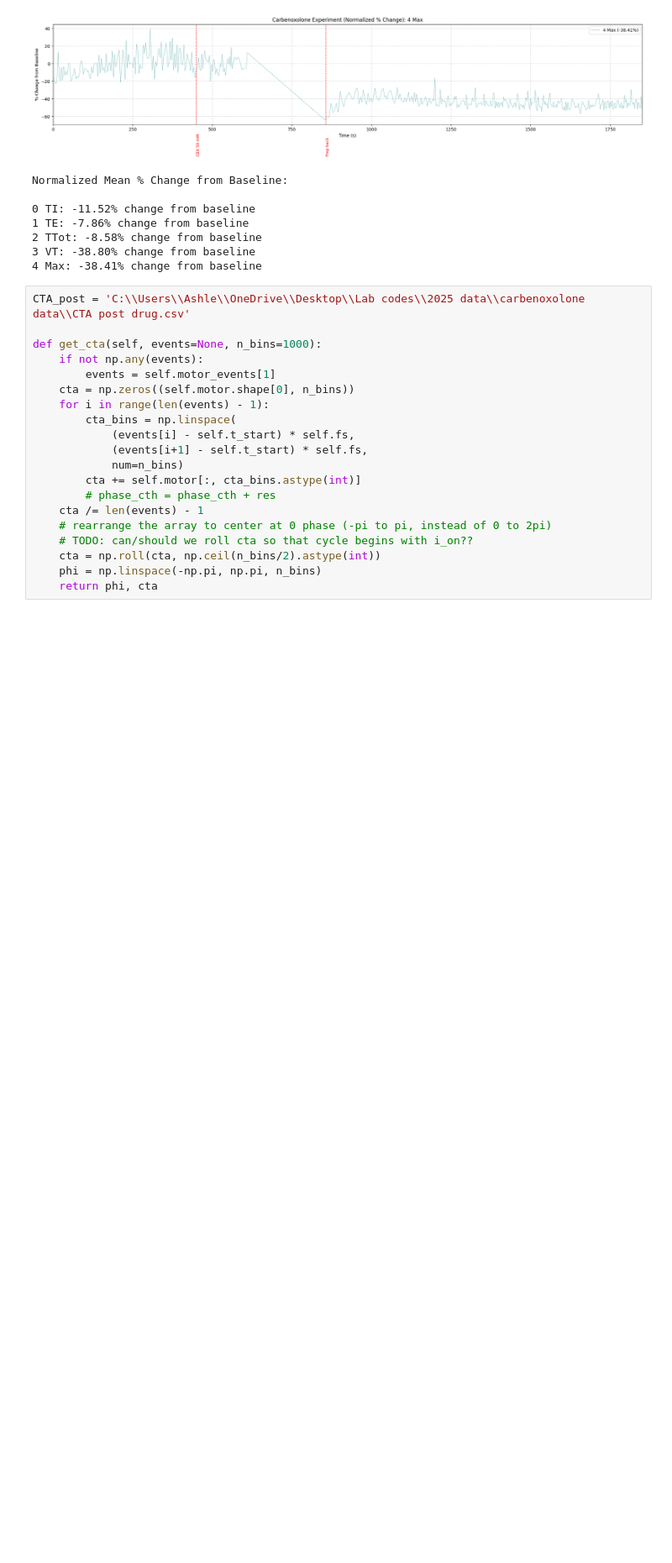
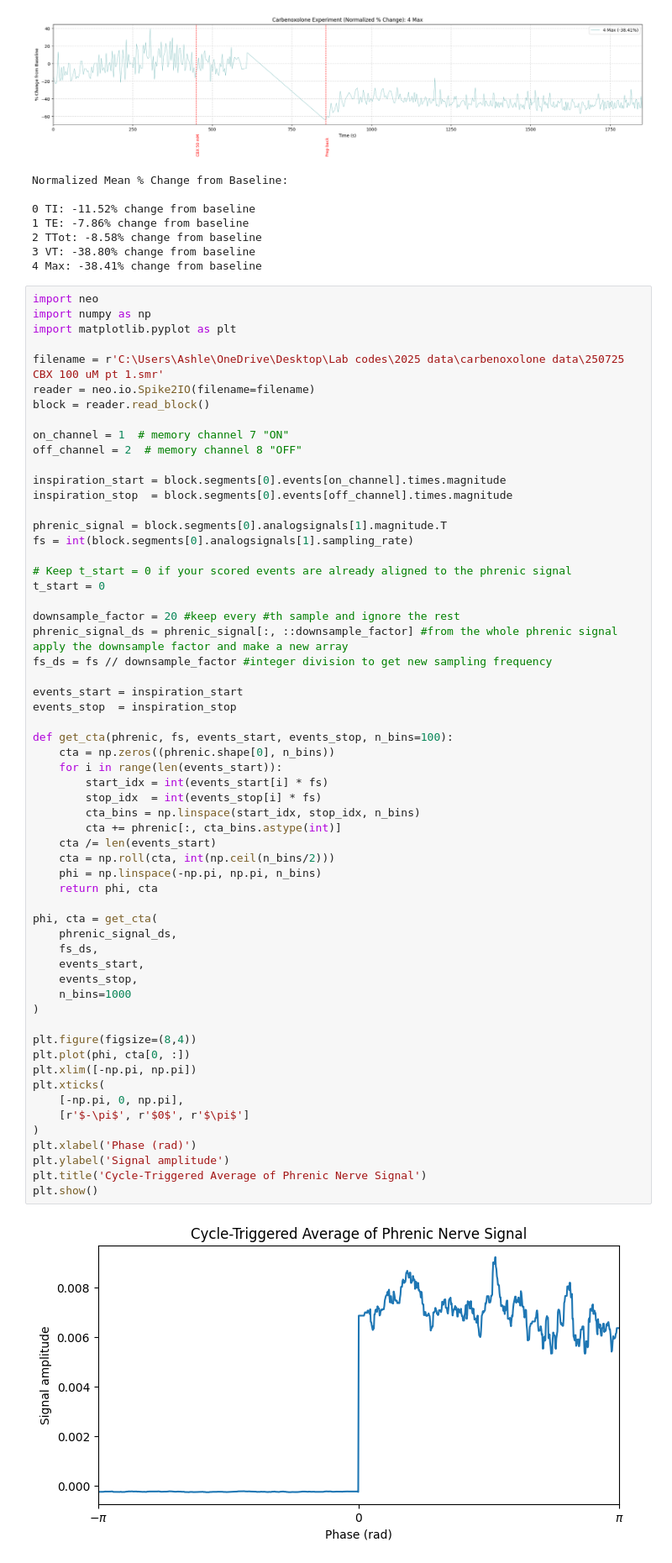
Before and after one commit to ashleighwalker/carbenoxolone, a Jupyter notebook: carbenoxolone analysis.ipynb, the cells around one changed output. Shown at 84% size. Cells and saved outputs as stored; diff of their text form; blank space fills up the shorter version.

Commit message:
finished preprocessing for phrenic

```diff
--- a/carbenoxolone analysis.ipynb
+++ b/carbenoxolone analysis.ipynb
@@ -205,22 +205,63 @@ Normalized Mean % Change from Baseline:
 3 VT: -38.80% change from baseline
 4 Max: -38.41% change from baseline
 # %%
-CTA_post = 'C:\\Users\\Ashle\\OneDrive\\Desktop\\Lab codes\\2025 data\\carbenoxolone data\\CTA post drug.csv'
+import neo
+import numpy as np
+import matplotlib.pyplot as plt
 
-def get_cta(self, events=None, n_bins=1000):
-    if not np.any(events):
-        events = self.motor_events[1]
-    cta = np.zeros((self.motor.shape[0], n_bins))
-    for i in range(len(events) - 1):
-        cta_bins = np.linspace(
-            (events[i] - self.t_start) * self.fs,
-            (events[i+1] - self.t_start) * self.fs,
-            num=n_bins)
-        cta += self.motor[:, cta_bins.astype(int)]
-        # phase_cth = phase_cth + res
-    cta /= len(events) - 1
-    # rearrange the array to center at 0 phase (-pi to pi, instead of 0 to 2pi)
-    # TODO: can/should we roll cta so that cycle begins with i_on??
-    cta = np.roll(cta, np.ceil(n_bins/2).astype(int))
+filename = r'C:\Users\Ashle\OneDrive\Desktop\Lab codes\2025 data\carbenoxolone data\250725 CBX 100 uM pt 1.smr'
+reader = neo.io.Spike2IO(filename=filename)
+block = reader.read_block()
+
+on_channel = 1  # memory channel 7 "ON"
+off_channel = 2  # memory channel 8 "OFF"
+
+inspiration_start = block.segments[0].events[on_channel].times.magnitude
+inspiration_stop  = block.segments[0].events[off_channel].times.magnitude
+
+phrenic_signal = block.segments[0].analogsignals[1].magnitude.T
+fs = int(block.segments[0].analogsignals[1].sampling_rate)
+
+# Keep t_start = 0 if your scored events are already aligned to the phrenic signal
+t_start = 0
+
+downsample_factor = 20 #keep every #th sample and ignore the rest
+phrenic_signal_ds = phrenic_signal[:, ::downsample_factor] #from the whole phrenic signal apply the downsample factor and make a new array
+fs_ds = fs // downsample_factor #integer division to get new sampling frequency
+
+events_start = inspiration_start
+events_stop  = inspiration_stop
+
+def get_cta(phrenic, fs, events_start, events_stop, n_bins=100):
+    cta = np.zeros((phrenic.shape[0], n_bins))
+    for i in range(len(events_start)):
+        start_idx = int(events_start[i] * fs)
+        stop_idx  = int(events_stop[i] * fs)
+        cta_bins = np.linspace(start_idx, stop_idx, n_bins)
+        cta += phrenic[:, cta_bins.astype(int)]
+    cta /= len(events_start)
+    cta = np.roll(cta, int(np.ceil(n_bins/2)))
     phi = np.linspace(-np.pi, np.pi, n_bins)
     return phi, cta
+
+phi, cta = get_cta(
+    phrenic_signal_ds,
+    fs_ds,
+    events_start,
+    events_stop,
+    n_bins=1000
+)
+
+plt.figure(figsize=(8,4))
+plt.plot(phi, cta[0, :])
+plt.xlim([-np.pi, np.pi])
+plt.xticks(
+    [-np.pi, 0, np.pi],
+    [r'$-\pi$', r'$0$', r'$\pi$']
+)
+plt.xlabel('Phase (rad)')
+plt.ylabel('Signal amplitude')
+plt.title('Cycle-Triggered Average of Phrenic Nerve Signal')
+plt.show()
+# %% [output]
+[figure, added]
```
